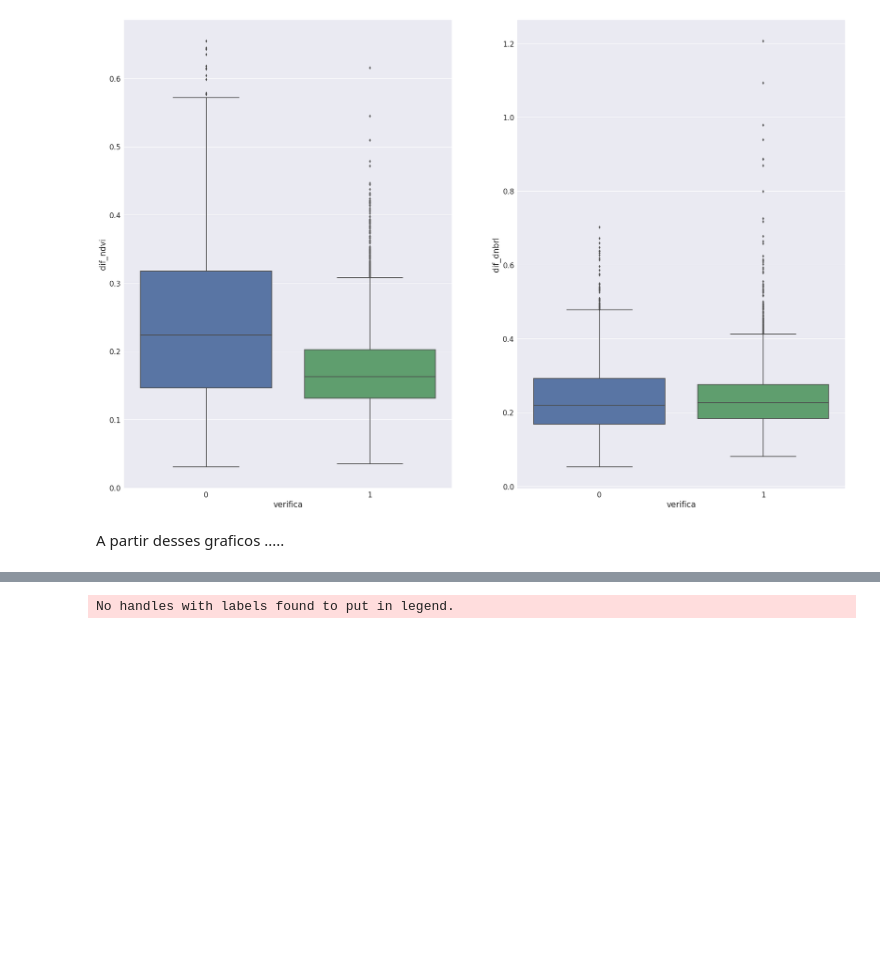
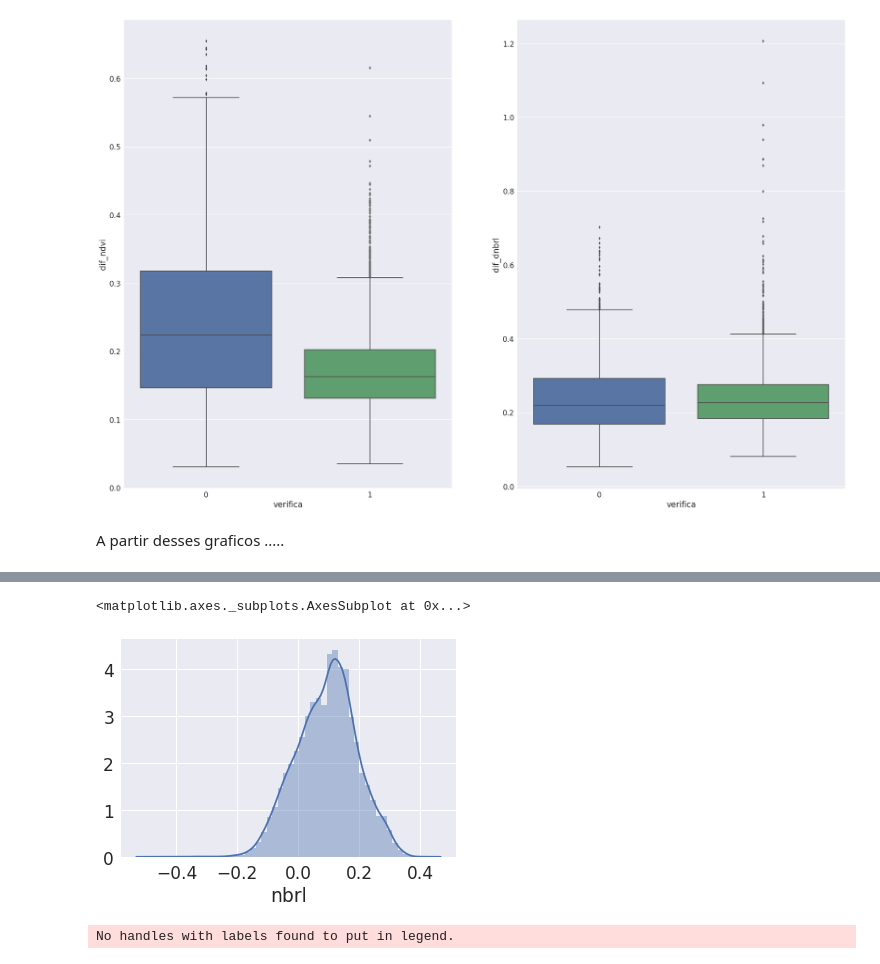
Before and after one commit to GSansigolo/data-science, a Jupyter notebook: src/analise_dados/analise.ipynb, the cells around one changed output, grey strips where cells are left out. Cells and saved outputs as stored; diff of their text form; code cells hidden in the pictures; blank space fills up the shorter version.

```diff
--- a/src/analise_dados/analise.ipynb
+++ b/src/analise_dados/analise.ipynb
@@ -256,2 +259,7 @@ sns.distplot(df_indices_espectrais['nbrl'])
+# %%
+sns.distplot(df_indices_espectrais_nvalidadas['nbrl'])
+# %% [output]
+<matplotlib.axes._subplots.AxesSubplot at 0x...>
+[figure, added]
 # %%
 f, axis = plt.subplots(2,2, figsize=(10,15) )
```
Also changed, not shown: parts of 4 cells of this notebook.
